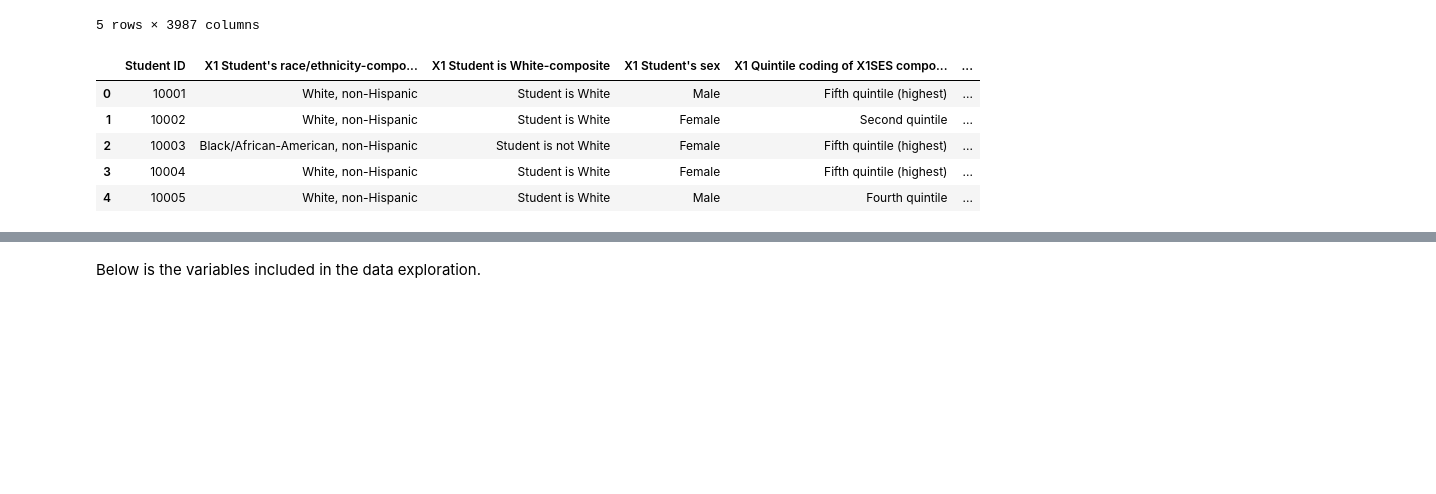
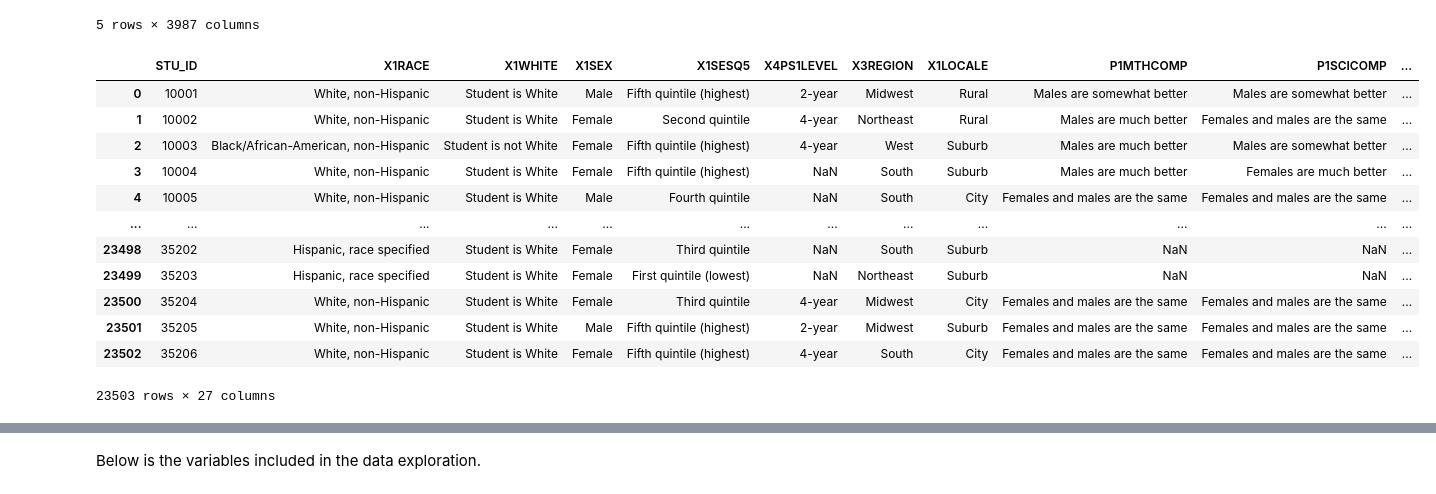
Before and after one commit to niwako/hsls, a Jupyter notebook: niwako_for_proposal.ipynb, the cells around one changed output, grey strips where cells are left out. Drawn from its saved outputs; the diff is of its cells as text; code cells hidden in the pictures; blank space fills up the shorter version.

```diff
--- a/niwako_for_proposal.ipynb
+++ b/niwako_for_proposal.ipynb
@@ -34,42 +34,72 @@ columns = [
     "X1WHITE",
     "X1SEX",
     "X1SESQ5",
     "X4PS1LEVEL",
     "X3REGION",
     "X1LOCALE",
     "P1MTHCOMP",
     "P1SCICOMP",
     "S1MTCHMFDIFF",
     "S1STCHMFDIFF",
     "S1MTHCOMP",
     "S1SCICOMP",
     "X1TXMQUINT",
     "S1MPERSON1",
     "S2MPERSON1",
     "S4MPERSON1",
     "S1SPERSON1",
     "S2SPERSON1",
     "S4SPERSON1",
     "S1MUNDERST",
     "S1SUNDERST",
     "X5STEM1GPA",
     "S3FIELD_STEM",
     "X4ENTMJST",
 ]
 
-cat_columns = [c for c in columns if c in encodings.keys()]
 
-df = df[columns]
+def factorize(df):
+    return df.assign(
+        **{c: df[c].cat.codes for c in df.columns if c in encodings.keys()}
+    )
 
-for column in df.columns:
-    if column in encodings:
-        df[column] = codebook.to_categorical(df[column])
 
-df.pipe(codebook.relabel).head()
+df = (
+    df[columns]
+    .pipe(
+        lambda df: df.assign(
+            **{
+                c: codebook.to_categorical(df[c])
+                for c in df.columns
+                if c in encodings.keys()
+            }
+        )
+    )
+    .pipe(
+        lambda df: df.assign(
+            **{
+                c: df[c].apply(lambda x: np.nan if x < 0 else x)
+                for c in df.columns
+                if c not in encodings.keys()
+            }
+        )
+    )
+    .pipe(lambda df: df.assign(INCLUDE=(df.isna() == False).apply(all, axis=1)))
+)
+
+# df.pipe(codebook.relabel).head()
+df
 # %% [output]
-|  | Student ID | X1 Student's race/ethnicity-compo... | X1 Student is White-composite | X1 Student's sex | X1 Quintile coding of X1SES compo... | ... |
-| 0 | 10001 | White, non-Hispanic | Student is White | Male | Fifth quintile (highest) | ... |
-| 1 | 10002 | White, non-Hispanic | Student is White | Female | Second quintile | ... |
-| 2 | 10003 | Black/African-American, non-Hispanic | Student is not White | Female | Fifth quintile (highest) | ... |
-| 3 | 10004 | White, non-Hispanic | Student is White | Female | Fifth quintile (highest) | ... |
-| 4 | 10005 | White, non-Hispanic | Student is White | Male | Fourth quintile | ... |
+|  | STU_ID | X1RACE | X1WHITE | X1SEX | X1SESQ5 | X4PS1LEVEL | X3REGION | X1LOCALE | P1MTHCOMP | P1SCICOMP | ... |
+| 0 | 10001 | White, non-Hispanic | Student is White | Male | Fifth quintile (highest) | 2-year | Midwest | Rural | Males are somewhat better | Males are somewhat better | ... |
+| 1 | 10002 | White, non-Hispanic | Student is White | Female | Second quintile | 4-year | Northeast | Rural | Males are much better | Females and males are the same | ... |
+| 2 | 10003 | Black/African-American, non-Hispanic | Student is not White | Female | Fifth quintile (highest) | 4-year | West | Suburb | Males are much better | Males are somewhat better | ... |
+| 3 | 10004 | White, non-Hispanic | Student is White | Female | Fifth quintile (highest) | NaN | South | Suburb | Males are much better | Females are much better | ... |
+| 4 | 10005 | White, non-Hispanic | Student is White | Male | Fourth quintile | NaN | South | City | Females and males are the same | Females and males are the same | ... |
+| ... | ... | ... | ... | ... | ... | ... | ... | ... | ... | ... | ... |
+| 23498 | 35202 | Hispanic, race specified | Student is White | Female | Third quintile | NaN | South | Suburb | NaN | NaN | ... |
+| 23499 | 35203 | Hispanic, race specified | Student is White | Female | First quintile (lowest) | NaN | Northeast | Suburb | NaN | NaN | ... |
+| 23500 | 35204 | White, non-Hispanic | Student is White | Female | Third quintile | 4-year | Midwest | City | Females and males are the same | Females and males are the same | ... |
+| 23501 | 35205 | White, non-Hispanic | Student is White | Male | Fifth quintile (highest) | 2-year | Midwest | Suburb | Females and males are the same | Females and males are the same | ... |
+| 23502 | 35206 | White, non-Hispanic | Student is White | Female | Fifth quintile (highest) | 4-year | South | City | Females and males are the same | Females and males are the same | ... |
+23503 rows × 27 columns
```
Also changed, not shown: parts of 62 cells of this notebook.
